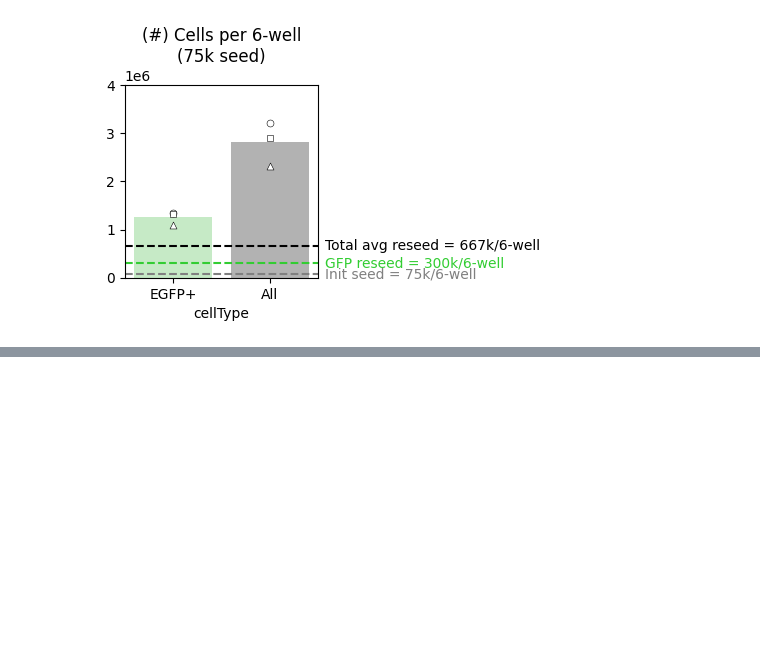
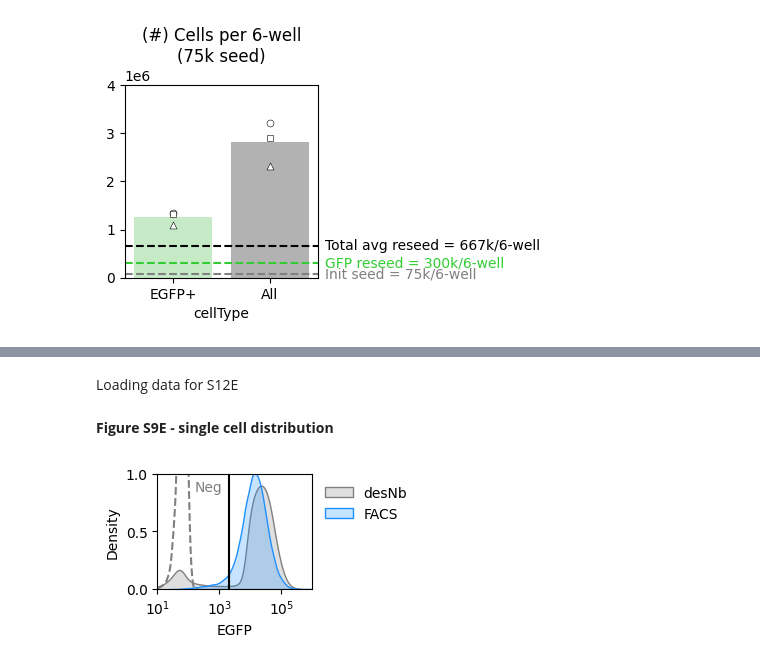
Before and after one commit to GallowayLabMIT/dasit_manuscript, a Jupyter notebook: Figure_XX_iMN/6_iMN_purify.ipynb, the cells around one changed output, grey strips where cells are left out. Cells and saved outputs as stored; diff of their text form; code cells hidden in the pictures; blank space fills up the shorter version.

```diff
--- a/Figure_XX_iMN/6_iMN_purify.ipynb
+++ b/Figure_XX_iMN/6_iMN_purify.ipynb
@@ -2297,0 +2154,2 @@ fig.tight_layout()
+# %% [markdown]
+Loading data for S12E
@@ -2297,0 +2253,50 @@ fig.tight_layout()
+# %%
+data_list = [data_14dpi_EdU_ctrl[(data_14dpi_EdU_ctrl['cond'] == 'Ctrl-neg')], data_14dpi_EdU, df_desNb.loc[df_desNb.puro == 96], df_desNb_1.loc[df_desNb_1.puro == 96],]
+data_both = pd.concat(data_list, ignore_index=True)
+# %% [markdown]
+**Figure S9E - single cell distribution**
+# %%
+# Plot eGFP-H
+fig, ax = plt.subplots(1, 1, figsize=(2, 1.5))
+x = 'eGFP-H'
+hue = 'cond'
+palette = {'desNb(EGFP)': 'dodgerblue', 'NILRIDD': 'grey'}
+hue_order = ['desNb(EGFP)', 'NILRIDD']
+
+# Threshold for iMNs
+eGFP_H_thresh = 2*10**3
+
+# Downsample to 10,000 cells from NIL
+small_data = data_both[data_both.cond != 'Ctrl-neg']
+sns.kdeplot(
+    ax=ax, data=small_data, x=x,
+    hue=hue, hue_order=hue_order, palette=palette,
+    log_scale=(True, False), fill=True, common_norm=False)
+
+# Plot neg ctrl
+color = 'grey'
+sns.kdeplot(data=data_both[(data_both['cond'] == 'Ctrl-neg')], x=x, common_norm=False,
+            ax=ax, log_scale=(True, False), color=color, fill=False, linestyle='--')
+ax.annotate('Neg', (0.33, 0.85), color=color, xycoords='axes fraction', ha='center')
+
+
+# legend
+lmap = {'desNb(EGFP)': 'desNb', 'NILRIDD': 'FACS'}
+ax.legend(['desNb', 'FACS'])
+# h,l = ax.get_legend_handles_labels()
+sns.move_legend(ax, title='', loc='upper left', bbox_to_anchor=(1,1), frameon=False)
+
+# Title
+# plt.title('NIL+DDRR, 0 dps')
+# Adjust limits
+eGFP_lim = (10, 10**6)
+ax.set_xlim(eGFP_lim)
+ax.set_ylim((0, 1))
+ax.set_yticks([0, .5, 1])
+ax.axvline(eGFP_H_thresh, 0, 1, color='black')
+ax.set_xlabel('EGFP')
+
+plottitle = f'Figure_S12E_iMN_single_cell_distribution.svg'
+plt.savefig(rd.outfile(output_path/plottitle),bbox_inches='tight')
+# %% [output]
+[figure, added]
```
Also changed, not shown: parts of 39 cells of this notebook.
